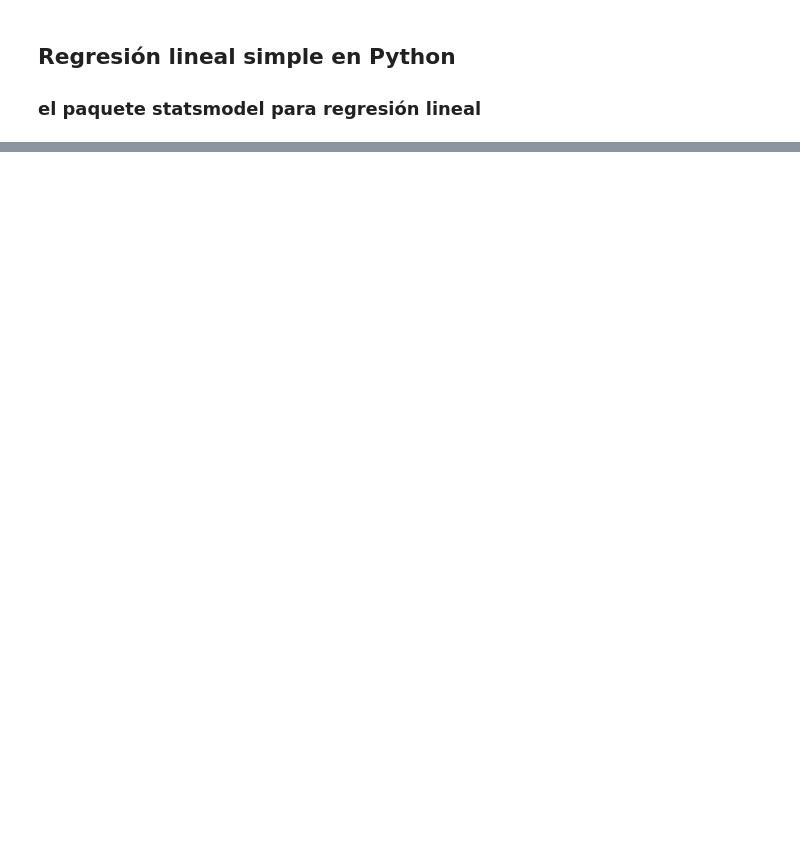
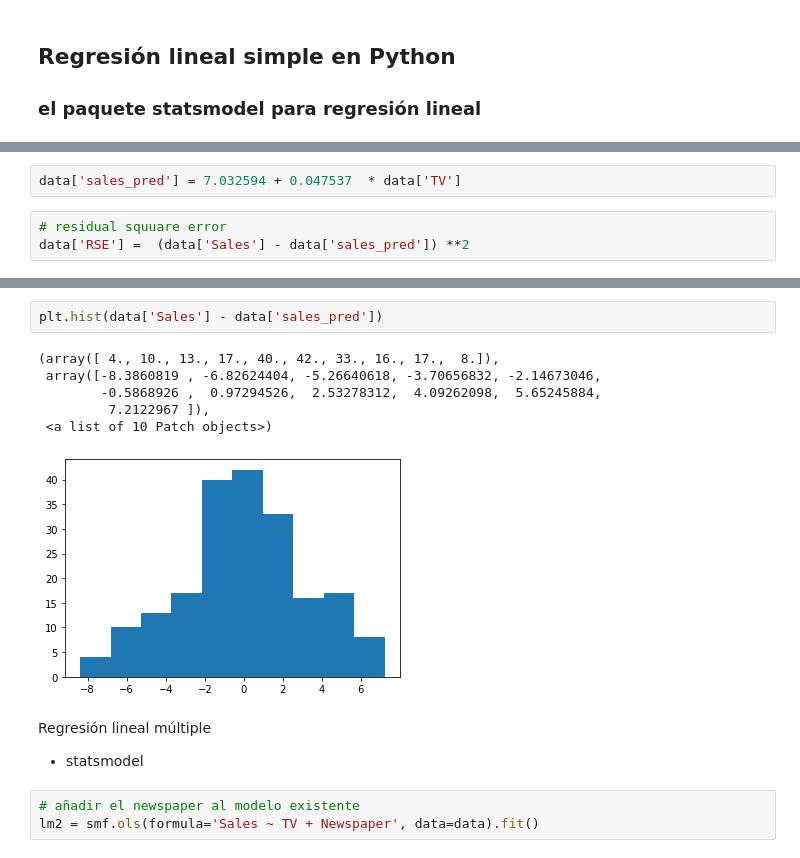
Before and after one commit to AnabelBerumen/DataScientist, a Jupyter notebook: modelos/Regresión_lineal.ipynb, the cells around one changed output, grey strips where cells are left out. Cells and saved outputs as stored; diff of their text form; blank space fills up the shorter version.

```diff
--- a/modelos/Regresión_lineal.ipynb
+++ b/modelos/Regresión_lineal.ipynb
@@ -170,0 +248,5 @@ RSE / 11.17142868912199
+# %%
+data['sales_pred'] = 7.032594 + 0.047537  * data['TV']
+# %%
+# residual squuare error
+data['RSE'] =  (data['Sales'] - data['sales_pred']) **2
@@ -170,0 +272,15 @@ RSE / 11.17142868912199
+# %%
+plt.hist(data['Sales'] - data['sales_pred'])
+# %% [output]
+(array([ 4., 10., 13., 17., 40., 42., 33., 16., 17.,  8.]),
+ array([-8.3860819 , -6.82624404, -5.26640618, -3.70656832, -2.14673046,
+        -0.5868926 ,  0.97294526,  2.53278312,  4.09262098,  5.65245884,
+         7.2122967 ]),
+ <a list of 10 Patch objects>)
+[figure, added]
+# %% [markdown]
+Regresión lineal múltiple
+* statsmodel
+# %%
+# añadir el newspaper al modelo existente
+lm2 = smf.ols(formula='Sales ~ TV + Newspaper', data=data).fit()
```
Also changed, not shown: parts of 127 cells of this notebook.
